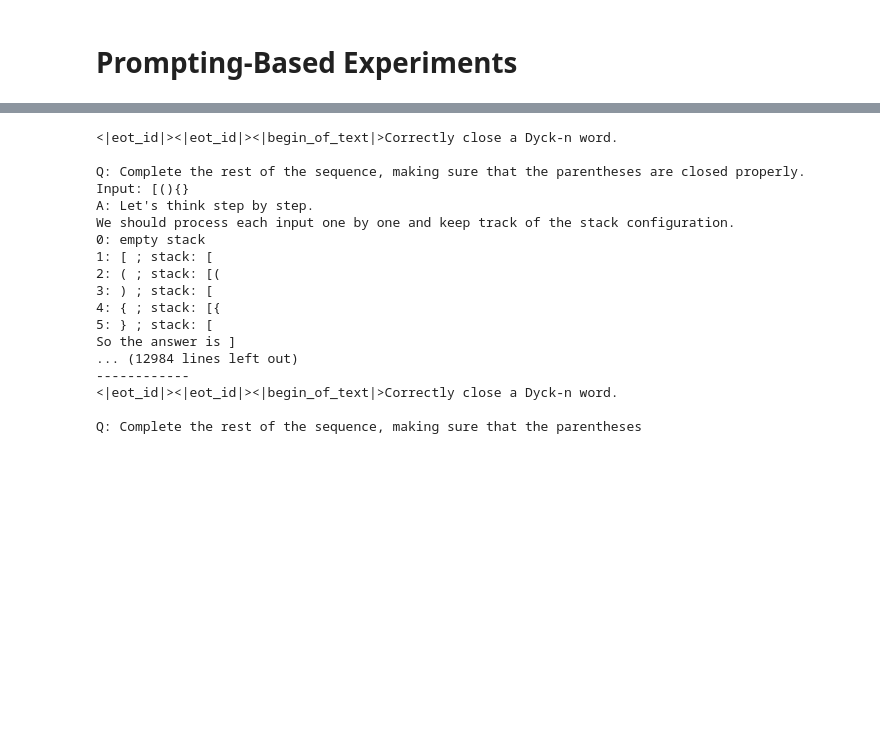
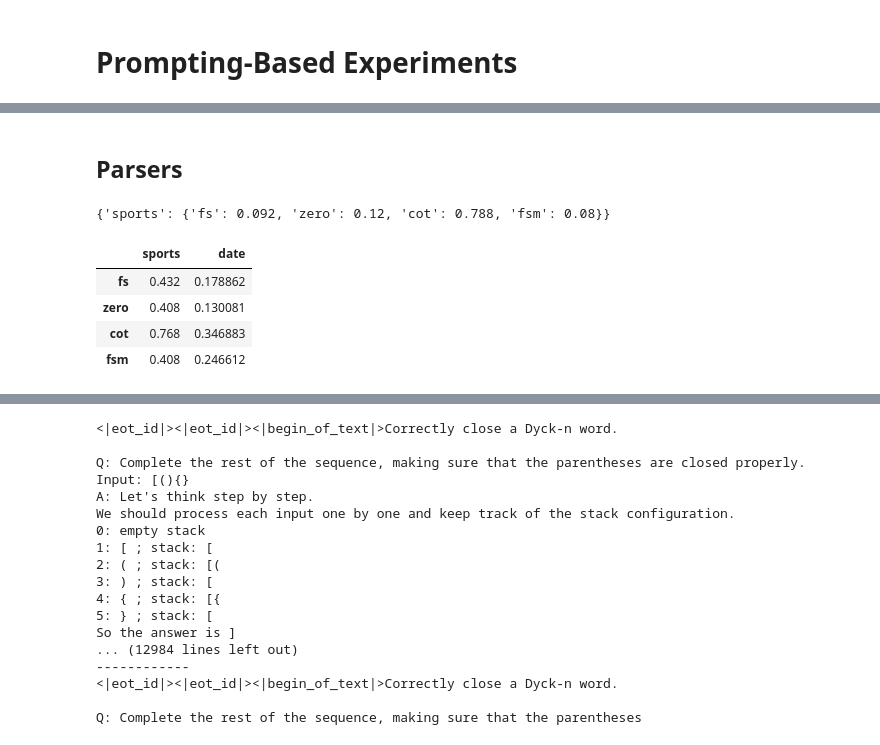
Before and after one commit to alansun17904/mech-arith, a Jupyter notebook: notebooks/prompting-copy.ipynb, the cells around one changed output, grey strips where cells are left out. Saved outputs shown, nothing was run; the diff lists cells and outputs as text; code cells hidden in the pictures; blank space fills up the shorter version.

```diff
--- a/notebooks/prompting-copy.ipynb
+++ b/notebooks/prompting-copy.ipynb
@@ -26,0 +45,2 @@ FileNotFoundError: [Errno 2] No such file or directory: '../src/prompting/data/.
+# %% [markdown]
+## Parsers
@@ -26,0 +82,4 @@ FileNotFoundError: [Errno 2] No such file or directory: '../src/prompting/data/.
+# %%
+scores
+# %% [output]
+{'sports': {'fs': 0.092, 'zero': 0.12, 'cot': 0.788, 'fsm': 0.08}}
@@ -26,0 +90,8 @@ FileNotFoundError: [Errno 2] No such file or directory: '../src/prompting/data/.
+# %%
+df
+# %% [output]
+|  | sports | date |
+| fs | 0.432 | 0.178862 |
+| zero | 0.408 | 0.130081 |
+| cot | 0.768 | 0.346883 |
+| fsm | 0.408 | 0.246612 |
```
Also changed, not shown: parts of 9 cells of this notebook, 13 other files.
